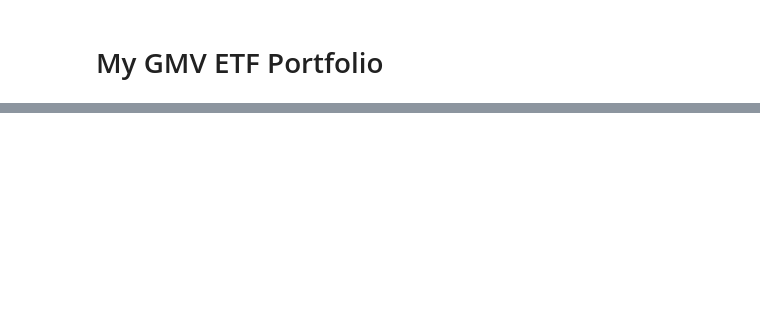
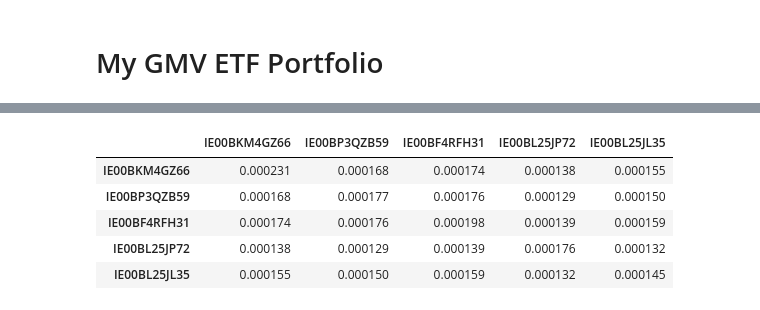
Before and after one commit to brian-heumann/book-trading-evolved, a Jupyter notebook: notebooks/gmv-etf-portfolio.ipynb, the cells around one changed output, grey strips where cells are left out. Cells and saved outputs as stored; diff of their text form; code cells hidden in the pictures; blank space fills up the shorter version.

```diff
--- a/notebooks/gmv-etf-portfolio.ipynb
+++ b/notebooks/gmv-etf-portfolio.ipynb
@@ -76,0 +61,10 @@ SymbolNotFound: Symbol 'IE00BKM4GZ66' was not found.
+# %%
+cov = returns.cov()
+cov
+# %% [output]
+|  | IE00BKM4GZ66 | IE00BP3QZB59 | IE00BF4RFH31 | IE00BL25JP72 | IE00BL25JL35 |
+| IE00BKM4GZ66 | 0.000231 | 0.000168 | 0.000174 | 0.000138 | 0.000155 |
+| IE00BP3QZB59 | 0.000168 | 0.000177 | 0.000176 | 0.000129 | 0.000150 |
+| IE00BF4RFH31 | 0.000174 | 0.000176 | 0.000198 | 0.000139 | 0.000159 |
+| IE00BL25JP72 | 0.000138 | 0.000129 | 0.000139 | 0.000176 | 0.000132 |
+| IE00BL25JL35 | 0.000155 | 0.000150 | 0.000159 | 0.000132 | 0.000145 |
```
Also changed, not shown: parts of 14 cells of this notebook, 6 other files.
